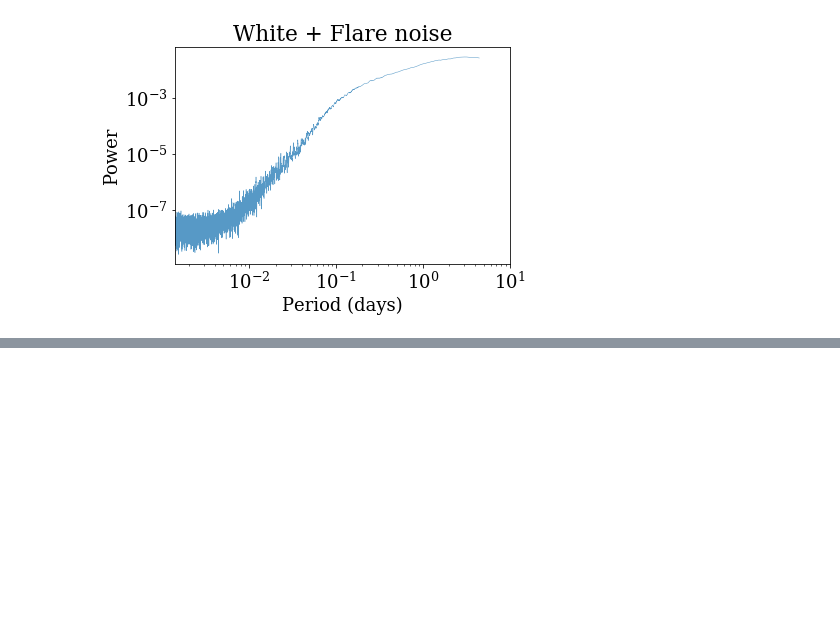
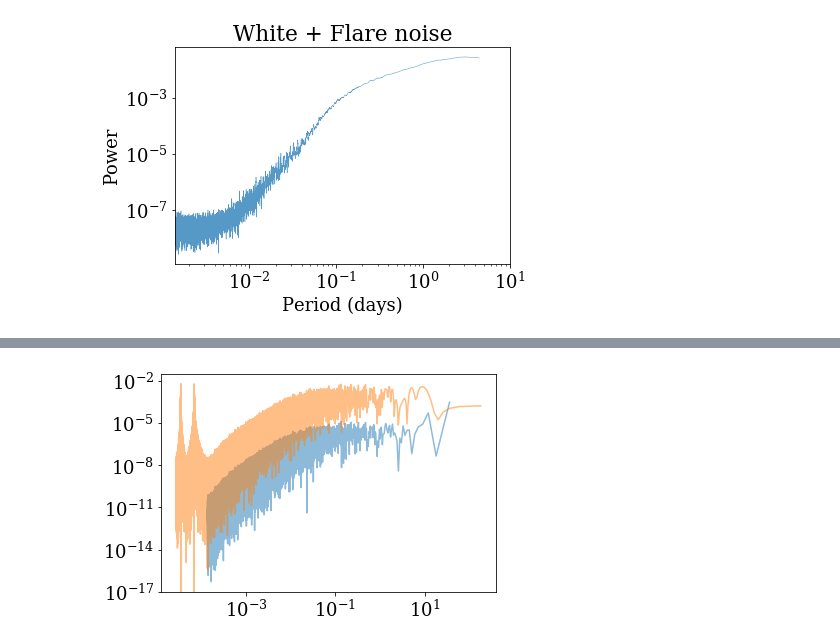
Before and after one commit to ernewton/flareninja, a Jupyter notebook: jradavenport_fwdmodel/fmodel.ipynb, the cells around one changed output, grey strips where cells are left out. Cells and saved outputs as stored; diff of their text form; code cells hidden in the pictures; blank space fills up the shorter version.

Commit message:
incl FFT from Jean

```diff
--- a/jradavenport_fwdmodel/fmodel.ipynb
+++ b/jradavenport_fwdmodel/fmodel.ipynb
@@ -162,0 +193,30 @@ plt.savefig('flare_whitenoise.png', dpi=150, rasterized=True, bbox_inches='tight
+# %%
+# if this works, it's from Jean McKeever
+
+import scipy.fftpack as ft
+
+def get_power(time,f):
+    # convert to into seconds
+    time=time*60*60*24
+    time=time-time[0]
+    dnu=1/time[-1]*1e6
+    # find nearest higher power of 2
+    n=len(time)
+    noct=int(np.log(n)/np.log(2))+1
+    nfft=2**(noct)
+    trans=ft.fft(f,nfft)[0:nfft/2]/(nfft/2)
+    power=(abs(trans)**2)/dnu ##ppm**2/uHz
+    dt=np.mean(np.diff(time))
+    freqs=np.arange(nfft/2)/dt/nfft/1e-6
+    return freqs,power
+# %%
+# frequencyi1, poweri1 = LombScargle(s_time2, s_flux2 + somenoise).autopower()
+
+FFT_freq, FFT_pwr = get_power(s_time2, s_flux2)
+
+plt.plot(1e6/(FFT_freq)/24./60./60., FFT_pwr, alpha=0.5)
+plt.plot(1./frequency2, power2, alpha=0.5)
+plt.xscale('log')
+plt.yscale('log')
+# %% [output]
+[figure, added]
```
Also changed, not shown: parts of 5 cells of this notebook.
